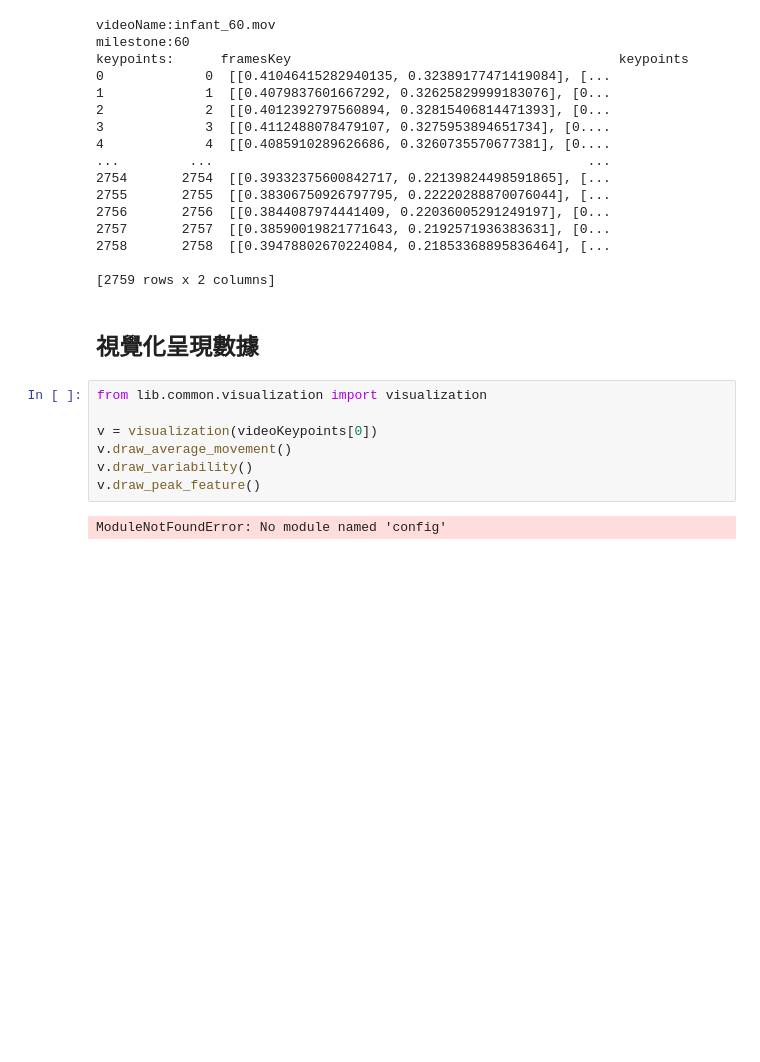
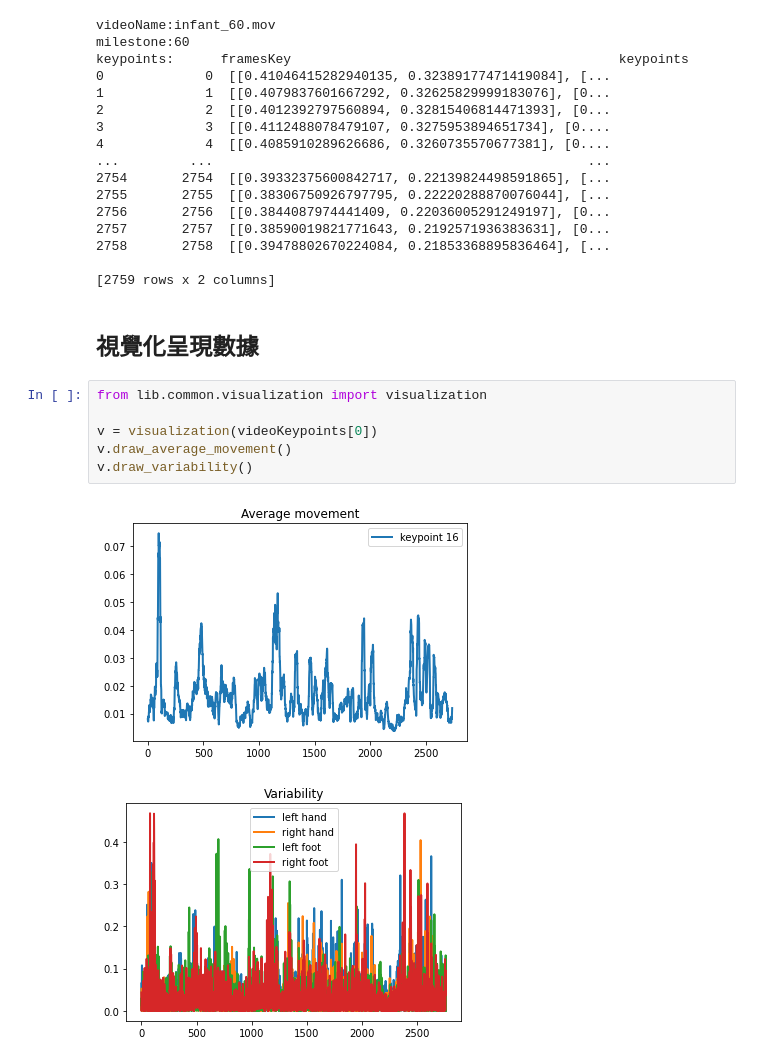
Before and after one commit to asdzxc55888/Post-Verification, a Jupyter notebook: demo.ipynb, the cells around one changed output. Cells and saved outputs as stored; diff of their text form; blank space fills up the shorter version.

```diff
--- a/demo.ipynb
+++ b/demo.ipynb
@@ -62,9 +67,9 @@ keypoints:      framesKey                                          keypoints
 # %%
 from lib.common.visualization import visualization
 
 v = visualization(videoKeypoints[0])
 v.draw_average_movement()
 v.draw_variability()
-v.draw_peak_feature()
 # %% [output]
-ModuleNotFoundError: No module named 'config'
+[figure, added]
+[figure, added]
```
Also changed, not shown: parts of 2 cells of this notebook, 1 other file.
